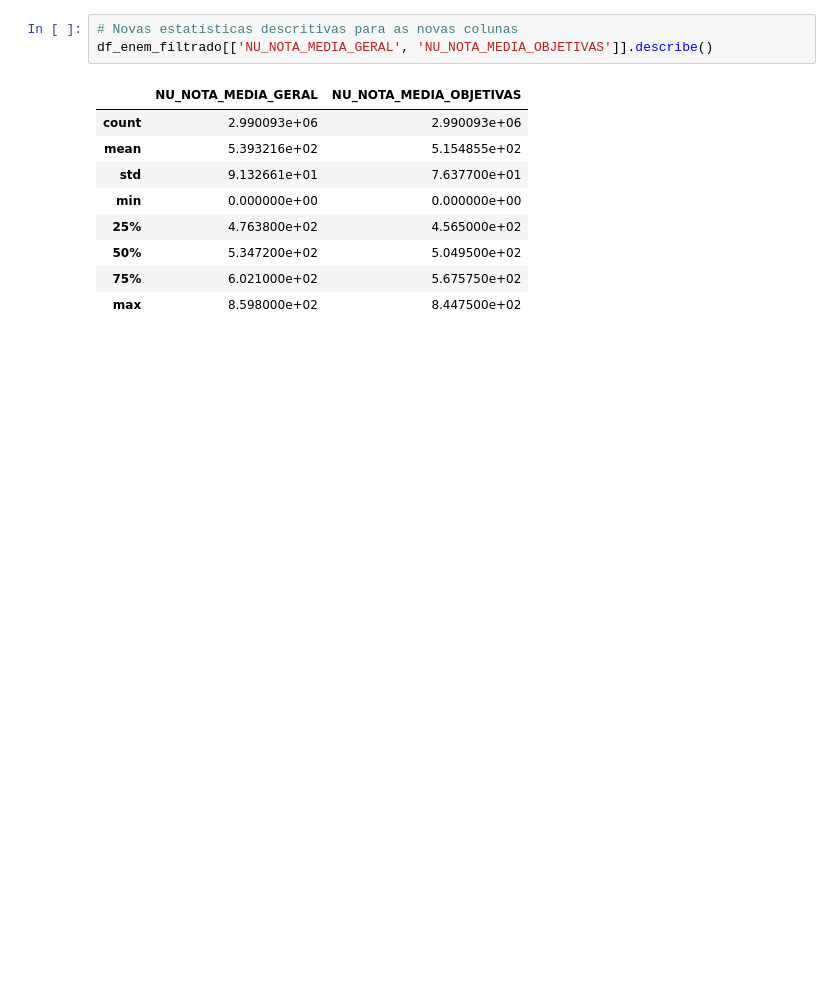
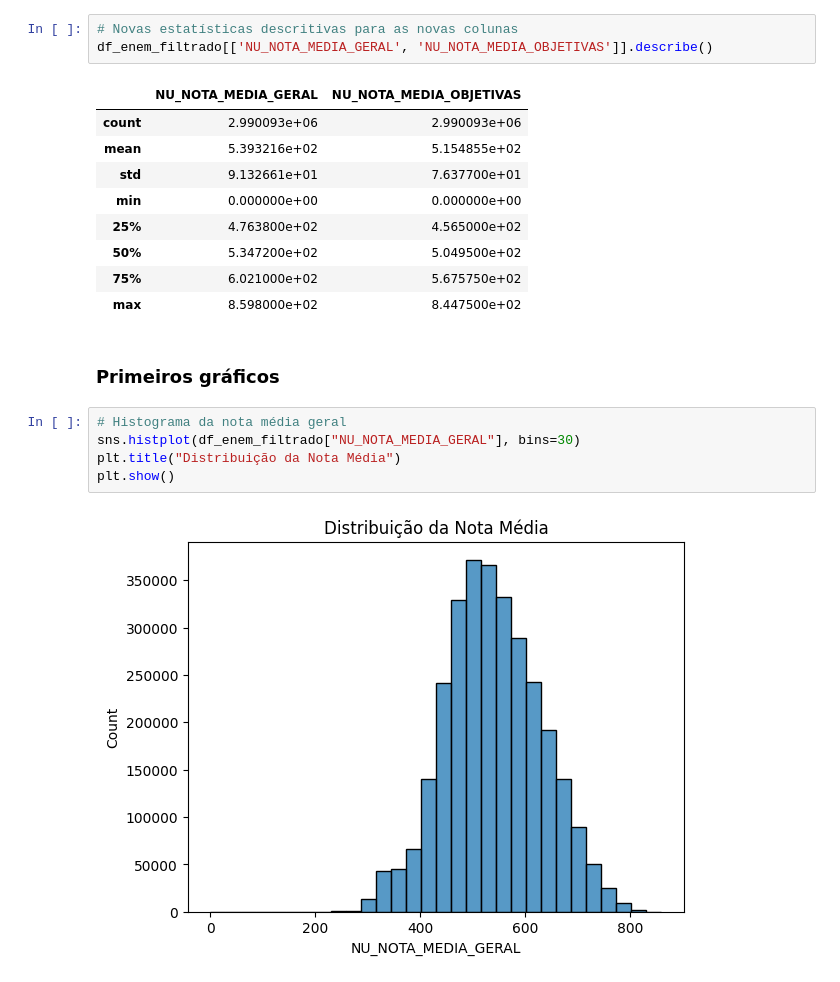
Before and after one commit to MykaQMS/cd2_analise_enem, a Jupyter notebook: notebooks/01_eda_enem.ipynb, the cells around one changed output. Cells and saved outputs as stored; diff of their text form; blank space fills up the shorter version.

Commit message:
Primeiros gráficos plotados

```diff
--- a/notebooks/01_eda_enem.ipynb
+++ b/notebooks/01_eda_enem.ipynb
@@ -180,3 +180,12 @@ df_enem_filtrado[['NU_NOTA_MEDIA_GERAL', 'NU_NOTA_MEDIA_OBJETIVAS']].describe()
 | 50% | 5.347200e+02 | 5.049500e+02 |
 | 75% | 6.021000e+02 | 5.675750e+02 |
 | max | 8.598000e+02 | 8.447500e+02 |
+# %% [markdown]
+### Primeiros gráficos
+# %%
+# Histograma da nota média geral
+sns.histplot(df_enem_filtrado["NU_NOTA_MEDIA_GERAL"], bins=30)
+plt.title("Distribuição da Nota Média")
+plt.show()
+# %% [output]
+[figure, added]
```
Also changed, not shown: parts of 1 cell of this notebook.
